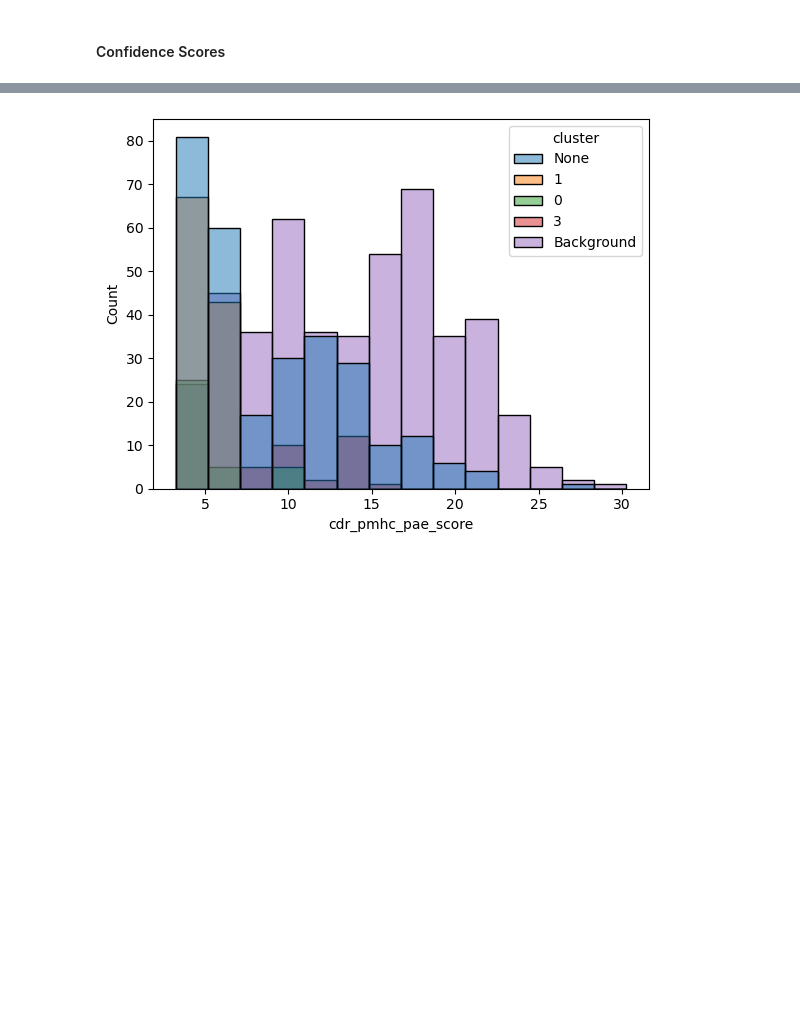
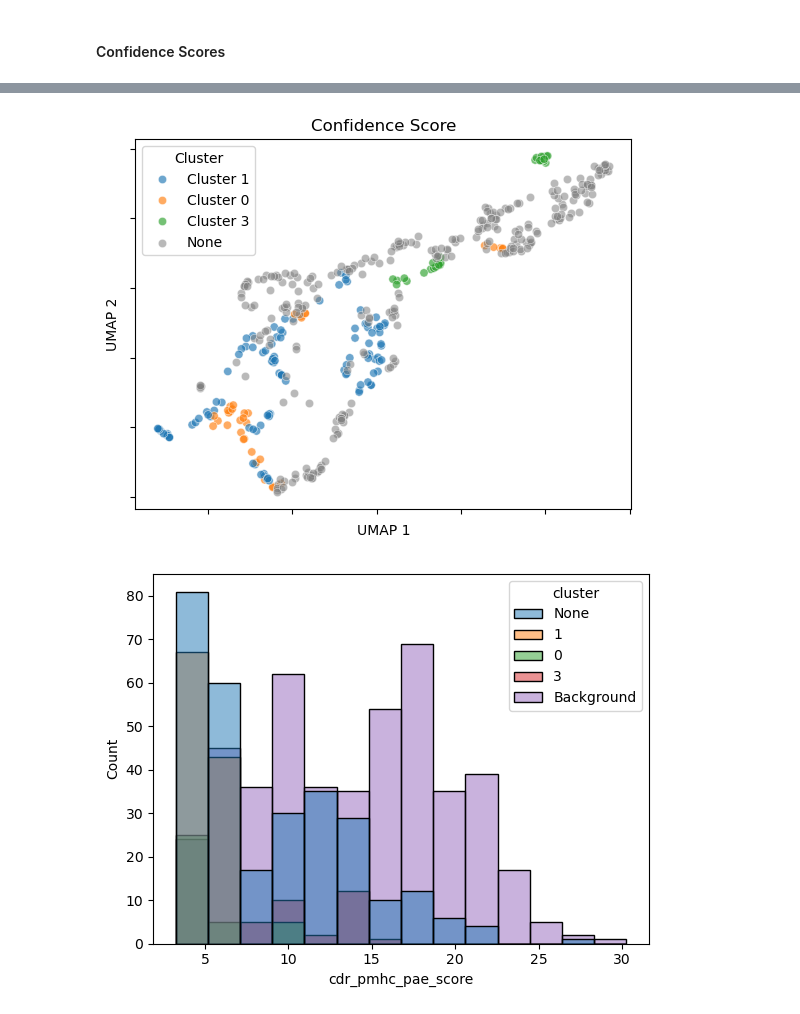
Before and after one commit to benjiemc/tcr-pmhc-predicted-structures, a Jupyter notebook: notebooks/exploring_dash_dataset.ipynb, the cells around one changed output, grey strips where cells are left out. Saved outputs shown, nothing was run; the diff lists cells and outputs as text; code cells hidden in the pictures; blank space fills up the shorter version.

```diff
--- a/notebooks/exploring_dash_dataset.ipynb
+++ b/notebooks/exploring_dash_dataset.ipynb
@@ -772,3 +779,31 @@ confidence_scores['cluster'] = confidence_scores['cluster'].fillna('Background')
+# %%
+confidence_scores_values_without_negatives = confidence_scores_without_negatives.select_dtypes('number')
+confidence_scores_values_without_negatives = confidence_scores_values_without_negatives[
+    [
+        column_name
+        for column_name in confidence_scores_values_without_negatives.columns
+        if column_name not in ('count', 'sample', 'seed')
+    ]
+]
+
+confidence_scores_values_without_negatives = drop_constant_columns(confidence_scores_values_without_negatives)
+confidence_scores_values_without_negatives = confidence_scores_values_without_negatives.to_numpy()
+# %%
+confidence_scores_values_norm_without_negatives = StandardScaler().fit_transform(
+    confidence_scores_values_without_negatives
+)
+confidence_scores_umap_without_negatives = umap.UMAP(n_jobs=1, random_state=123).fit_transform(
+    confidence_scores_values_norm_without_negatives
+)
+# %%
+plot_umap(
+    confidence_scores_umap_without_negatives,
+    confidence_scores_without_negatives['cluster'].to_numpy(),
+    title='Confidence Score',
+)
+plt.show()
+# %% [output]
+[figure, added]
 # %%
 sns.histplot(confidence_scores, x='cdr_pmhc_pae_score', hue='cluster')
 
```
Also changed, not shown: parts of 31 cells of this notebook.
